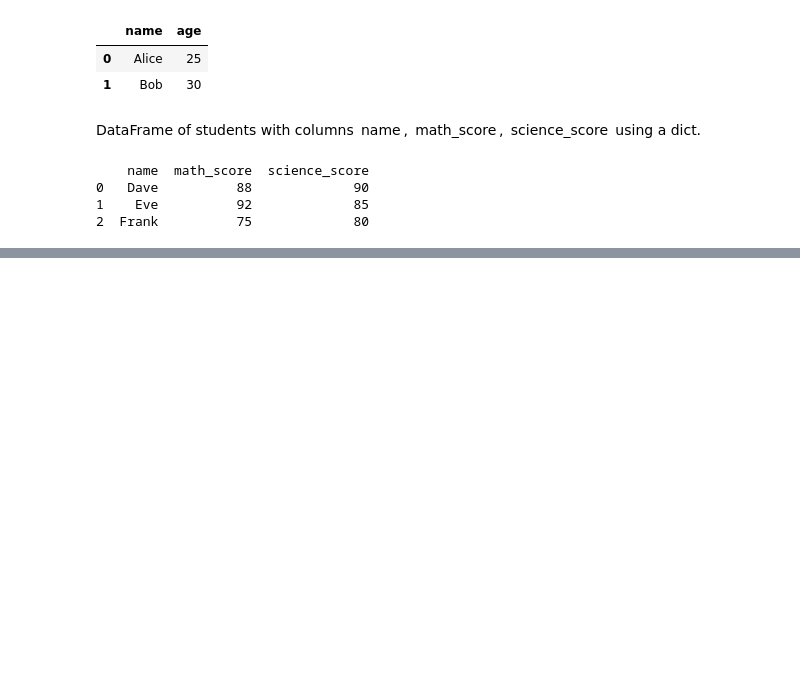
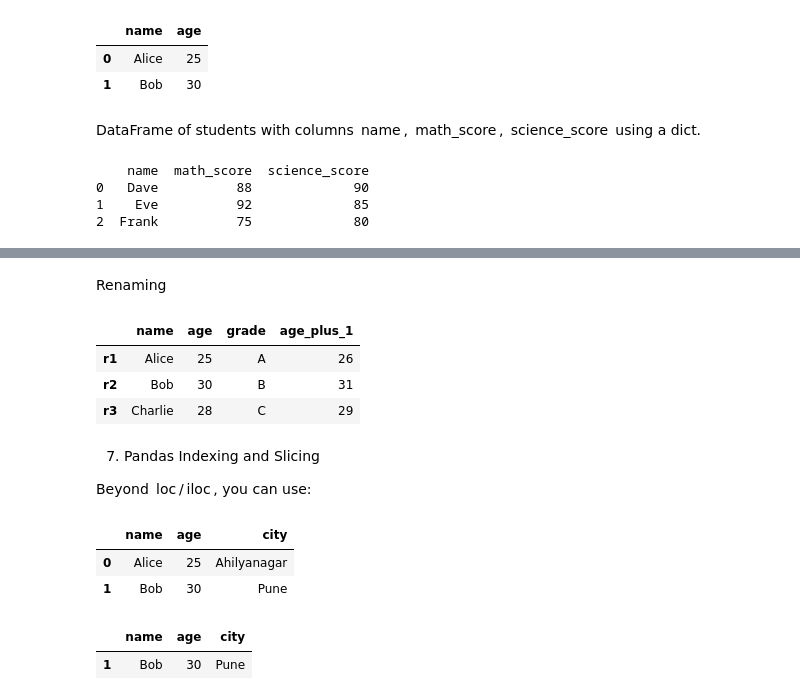
Before and after one commit to Tejas125/Learn-PySpark, a Jupyter notebook: Day 5/pandas_practice_1.ipynb, the cells around one changed output, grey strips where cells are left out. Saved outputs shown, nothing was run; the diff lists cells and outputs as text; code cells hidden in the pictures; blank space fills up the shorter version.

```diff
--- a/Day 5/pandas_practice_1.ipynb
+++ b/Day 5/pandas_practice_1.ipynb
@@ -115,0 +275,11 @@ print(df_students)
+# %% [markdown]
+Renaming
+# %%
+df.rename(columns={'name': 'student_name'},
+          index={'r1': 'row1'})
+df
+# %% [output]
+|  | name | age | grade | age_plus_1 |
+| r1 | Alice | 25 | A | 26 |
+| r2 | Bob | 30 | B | 31 |
+| r3 | Charlie | 28 | C | 29 |
@@ -115,0 +288,21 @@ print(df_students)
+# %% [markdown]
+7. Pandas Indexing and Slicing
+
+Beyond  loc / iloc , you can use:
+# %%
+df_csv
+# %% [output]
+|  | name | age | city |
+| 0 | Alice | 25 | Ahilyanagar |
+| 1 | Bob | 30 | Pune |
+# %%
+# Boolean indexing
+df = df_csv
+df[df['age'] > 25]
+
+# Using query
+filtered_df = df.query('age > 25 and city == "Pune"')
+filtered_df
+# %% [output]
+|  | name | age | city |
+| 1 | Bob | 30 | Pune |
```
Also changed, not shown: parts of 36 cells of this notebook, 4 other files.
